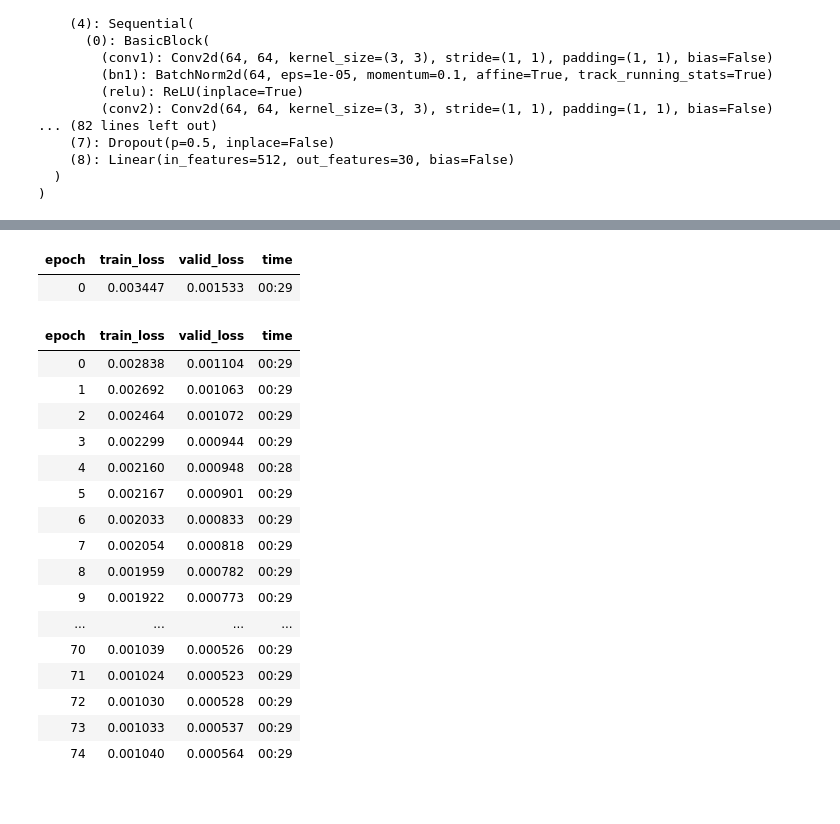
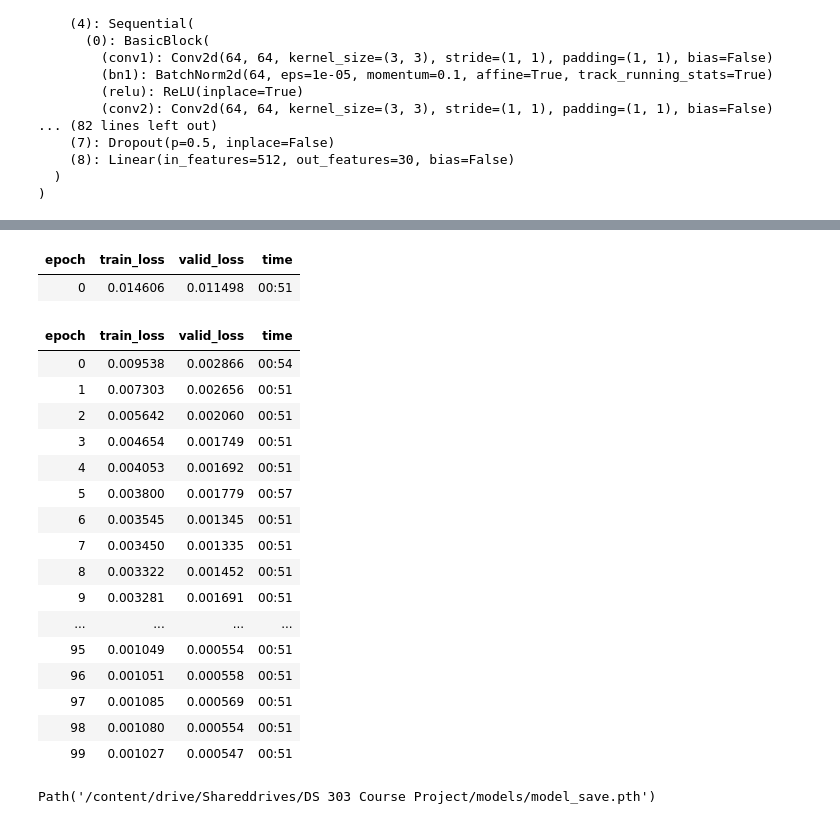
Before and after one commit to BhavyaKohli/Using-facial-features-for-recognition, a Jupyter notebook: test.ipynb, the cells around one changed output, grey strips where cells are left out. Cells and saved outputs as stored; diff of their text form; code cells hidden in the pictures.

```diff
--- a/test.ipynb
+++ b/test.ipynb
@@ -39,5 +41,6 @@ import pandas as pd
 # %%
-DATA_DIR = "/content/drive/Shareddrives/DS 303 Course Project/data/"
+PROJECT_DIR = "/content/drive/Shareddrives/DS 303 Course Project/"
+DATA_DIR = PROJECT_DIR + 'data/'
 
 lookup = pd.read_csv(DATA_DIR + 'IdLookupTable.csv')
 train_df = pd.read_csv(DATA_DIR + 'training.zip')
@@ -132,18 +147,18 @@ show_train(10)
 # %%
-def augment(img, pnts, rot_deg, zoom_factor, x_shift_pix, y_shift_pix):
-    sz = img.shape[-2:]
+def augment(img, points, rot_deg, zoom, x_shift_px, y_shift_px):
+    size = img.shape[-2:]
     def get_rotation(x):
-        mysz = x.new_ones(x.shape[0])
-        rot_rad = torch.ones_like(mysz)*(rot_deg / 180.0 * np.pi)
-        m11 = rot_rad.cos() / zoom_factor
-        m12 = rot_rad.sin() / zoom_factor
-        t0 = torch.ones_like(mysz)*(x_shift_pix/48.0)
-        t1 = torch.ones_like(mysz)*(y_shift_pix/48.0)
+        size_ = x.new_ones(x.shape[0])
+        rot_rad = torch.ones_like(size_)*(rot_deg / 180.0 * np.pi)
+        m11 = rot_rad.cos() / zoom
+        m12 = rot_rad.sin() / zoom
+        t0 = torch.ones_like(size_)*(x_shift_px/48.0)
+        t1 = torch.ones_like(size_)*(y_shift_px/48.0)
         return affine_mat(m11, m12, t0, -m12, m11, t1)
-    t1 = AffineCoordTfm(aff_fs=get_rotation, size=sz)
+    t1 = AffineCoordTfm(aff_fs=get_rotation, size=size)
     p1 = Pipeline(funcs=t1)
     x = TensorImage(img).view([1,1,96,96])
-    y = TensorPoint(pnts, img_size=[96,96]).view([1,15,2])
+    y = TensorPoint(points, img_size=[96,96]).view([1,15,2])
     x,y = p1((x,y/48.0-1.0))
     y = y.view([15,2])
     coord_ok = (y[:,0] > -1.0) & (y[:,0] < 1.0) & (y[:,1] > -1.0) & (y[:,1] < 1.0)
@@ -179,10 +195,10 @@ print(len(augs))
 aug_images = []
 aug_points = []
 aug_ind = 0
-for k1 in tq.trange(len(train_images)):
-    img, point = augment(train_images[k1], train_points[k1], *augs[aug_ind])
-    aug_images.append(train_images[k1])
-    aug_points.append(train_points[k1])
+for idx in tq.trange(len(train_images)):
+    img, point = augment(train_images[idx], train_points[idx], *augs[aug_ind])
+    aug_images.append(train_images[idx])
+    aug_points.append(train_points[idx])
     aug_images.append(img)
     aug_points.append(point)
     aug_ind = (aug_ind + 1) % len(augs)
@@ -340,4 +361,4 @@ SuggestedLRs(valley=0.005248074419796467)
 # %%
-print('Starting fit one cycle')
-learner.fit_one_cycle(15, lr_max=5e-3)
+print('Fitting model using lr = 1e-3')
+learner.fit_one_cycle(15, lr_max=1e-3)
 # %% [output]
@@ -370,22 +392,22 @@ learner.show_results(ds_idx=0, shuffle=True, nrows=2, ncols=4)
 # %%
-learner.fine_tune(75)
+learner.fine_tune(100)
 # %% [output]
 | epoch | train_loss | valid_loss | time |
-| 0 | 0.003447 | 0.001533 | 00:29 |
+| 0 | 0.014606 | 0.011498 | 00:51 |
 | epoch | train_loss | valid_loss | time |
-| 0 | 0.002838 | 0.001104 | 00:29 |
-| 1 | 0.002692 | 0.001063 | 00:29 |
-| 2 | 0.002464 | 0.001072 | 00:29 |
-| 3 | 0.002299 | 0.000944 | 00:29 |
-| 4 | 0.002160 | 0.000948 | 00:28 |
-| 5 | 0.002167 | 0.000901 | 00:29 |
-| 6 | 0.002033 | 0.000833 | 00:29 |
-| 7 | 0.002054 | 0.000818 | 00:29 |
-| 8 | 0.001959 | 0.000782 | 00:29 |
-| 9 | 0.001922 | 0.000773 | 00:29 |
+| 0 | 0.009538 | 0.002866 | 00:54 |
+| 1 | 0.007303 | 0.002656 | 00:51 |
+| 2 | 0.005642 | 0.002060 | 00:51 |
+| 3 | 0.004654 | 0.001749 | 00:51 |
+| 4 | 0.004053 | 0.001692 | 00:51 |
+| 5 | 0.003800 | 0.001779 | 00:57 |
+| 6 | 0.003545 | 0.001345 | 00:51 |
+| 7 | 0.003450 | 0.001335 | 00:51 |
+| 8 | 0.003322 | 0.001452 | 00:51 |
+| 9 | 0.003281 | 0.001691 | 00:51 |
 | ... | ... | ... | ... |
-| 70 | 0.001039 | 0.000526 | 00:29 |
-| 71 | 0.001024 | 0.000523 | 00:29 |
-| 72 | 0.001030 | 0.000528 | 00:29 |
-| 73 | 0.001033 | 0.000537 | 00:29 |
-| 74 | 0.001040 | 0.000564 | 00:29 |
+| 95 | 0.001049 | 0.000554 | 00:51 |
+| 96 | 0.001051 | 0.000558 | 00:51 |
+| 97 | 0.001085 | 0.000569 | 00:51 |
+| 98 | 0.001080 | 0.000554 | 00:51 |
+| 99 | 0.001027 | 0.000547 | 00:51 |
@@ -391,0 +416,4 @@ learner.fine_tune(75)
+# %%
+learner.save(PROJECT_DIR + 'models/model_save')
+# %% [output]
+Path('/content/drive/Shareddrives/DS 303 Course Project/models/model_save.pth')
```
Also changed, not shown: parts of 26 cells of this notebook.
